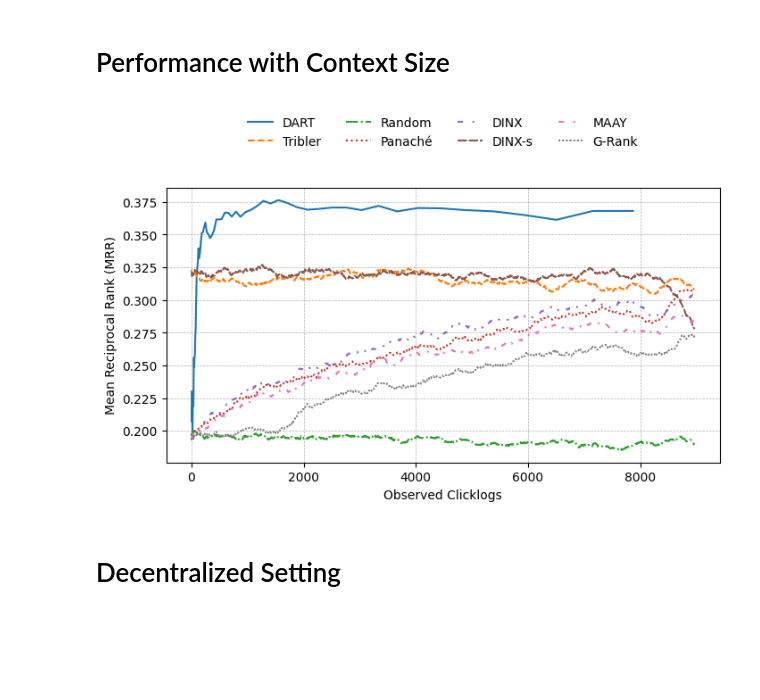
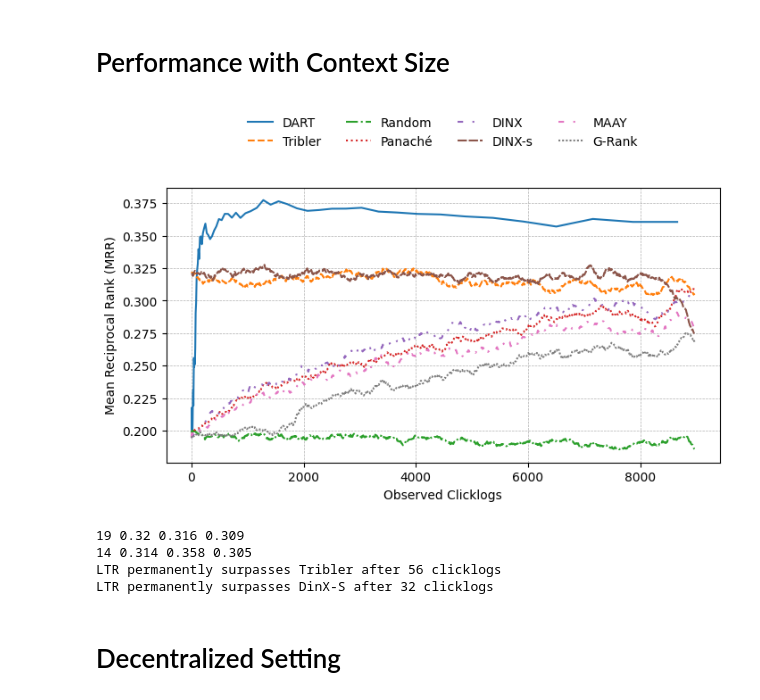
Before and after one commit to mg98/dart, a Jupyter notebook: results.ipynb, the cells around one changed output. Drawn from its saved outputs; the diff is of its cells as text; code cells hidden in the pictures; blank space fills up the shorter version.

```diff
--- a/results.ipynb
+++ b/results.ipynb
@@ -189,7 +189,7 @@ ltr     MRR: 0.39 ± 0.37        0.39    0.61    0.72    0.81
 # Performance with Context Size
 # %%
 all_results = {'ltr': {}}
-for i in range(2,76):
+for i in range(2,77):
     with open(f'results/context_maps/context_map_ltr_{i}_of_78.pkl', 'rb') as f:
         result = pickle.load(f)
         all_results['ltr'].update(result['ltr'])
@@ -201,23 +201,11 @@ filtered_results = {}
 for algo_name, index_dict in all_results.items():
     filtered_results[algo_name] = {x: metrics[None] for x, metrics in index_dict.items()}
 
-all_ndcgs = filtered_results
+all_results = filtered_results
 # %%
 import itertools
 import matplotlib.pyplot as plt
 import numpy as np
-
-def simple_moving_average(data, window_size):
-    """Apply simple moving average with a fixed window size, ensuring length consistency."""
-    if len(data) < window_size:
-        return np.array(data)  # Return original if not enough data points
-    smoothed = np.convolve(data, np.ones(window_size) / window_size, mode='valid')
-
-    # Pad to maintain original length
-    pad_size = (len(data) - len(smoothed)) // 2
-    smoothed = np.pad(smoothed, (pad_size, len(data) - len(smoothed) - pad_size), mode='edge')
-
-    return smoothed
 
 def log_adaptive_moving_average(data, x, min_window, max_window):
     """Apply adaptive smoothing where the window size decreases logarithmically with x."""
@@ -265,39 +253,83 @@ style_cycle = itertools.cycle(line_styles)
 
 fig, ax1 = plt.subplots(figsize=(8, 4))
 
-for algo_name, index_dict in all_ndcgs.items():
+for algo_name, index_dict in all_results.items():
     x_filtered = sorted(index_dict.keys())
     y_vals = [index_dict[x] for x in x_filtered]
 
     if "ltr" in algo_name.lower():
-        smoothed_vals = log_adaptive_moving_average(y_vals, x_filtered, 20, 2)
+        smoothed_vals = log_adaptive_moving_average(y_vals, x_filtered, 20, 1)
     else:
-        smoothed_vals = log_adaptive_moving_average(y_vals, x_filtered, 300, 100)
+        smoothed_vals = log_adaptive_moving_average(y_vals, x_filtered, 200, 200)
 
     x_downsampled, y_downsampled = downsample_data(x_filtered, smoothed_vals, num_points=1000)
 
     color = next(color_cycle)
     style = next(style_cycle)
 
     ax1.plot(
         x_downsampled,
         y_downsampled,
         label=ALGORITHMS[algo_name],
         linestyle=style,
         color=color
     )
 
 ax1.set_xlabel('Observed Clicklogs')
 ax1.set_ylabel('Mean Reciprocal Rank (MRR)')
 ax1.grid(True, which='both', linestyle='--', linewidth=0.5)
 ax1.legend(loc='upper center', bbox_to_anchor=(0.5, 1.3), ncol=4, frameon=False)
 
 
 tikzplotlib_fix_ncols(plt)
 
 tikzplotlib.save("results/tex/context_plot.tex", axis_width=r'\columnwidth', axis_height=r'5cm')
 # %% [output]
-[figure, old version]
+[figure, new version]
+# %%
+# Find crossover points where LTR surpasses other algorithms
+def find_crossover_point(algo1_data, algo2_data, x_values):
+    """Find where algo1 permanently surpasses algo2"""
+    for i in range(len(x_values)):
+        # Check if algo1 stays higher than algo2 from this point onwards
+        if all(algo1_data[j] > algo2_data[j] for j in range(i, len(x_values))):
+            return x_values[i]
+    return None
+
+# Get the data for LTR, Tribler and DinX-S
+ltr_data = all_results['ltr']
+tribler_data = all_results['tribler']
+dinx_s_data = all_results['dinx_s']
+
+# Get sorted x values
+x_values = sorted(ltr_data.keys())
+
+# Get y values in same order as x values
+ltr_y = [ltr_data[x] for x in x_values]
+tribler_y = [tribler_data[x] for x in x_values]
+dinx_s_y = [dinx_s_data[x] for x in x_values]
+
+tribler_crossover = None
+for i, (ltr, tribler, dinx) in enumerate(zip(ltr_y, tribler_y, dinx_s_y)):
+    if ltr > tribler:
+        print(i, ltr, tribler, dinx)
+        tribler_crossover = x_values[i]
+        break
+
+dinx_s_crossover = None
+for i, (ltr, tribler, dinx) in enumerate(zip(ltr_y, tribler_y, dinx_s_y)):
+    if ltr > dinx:
+        print(i, ltr, tribler, dinx)
+        dinx_s_crossover = x_values[i]
+        break
+
+print(f"LTR permanently surpasses Tribler after {tribler_crossover:,} clicklogs")
+print(f"LTR permanently surpasses DinX-S after {dinx_s_crossover:,} clicklogs")
+# %% [output]
+19 0.32 0.316 0.309
+14 0.314 0.358 0.305
+LTR permanently surpasses Tribler after 56 clicklogs
+LTR permanently surpasses DinX-S after 32 clicklogs
 # %% [markdown]
 # Decentralized Setting
 # %%
```
Also changed, not shown: 49 other files.
